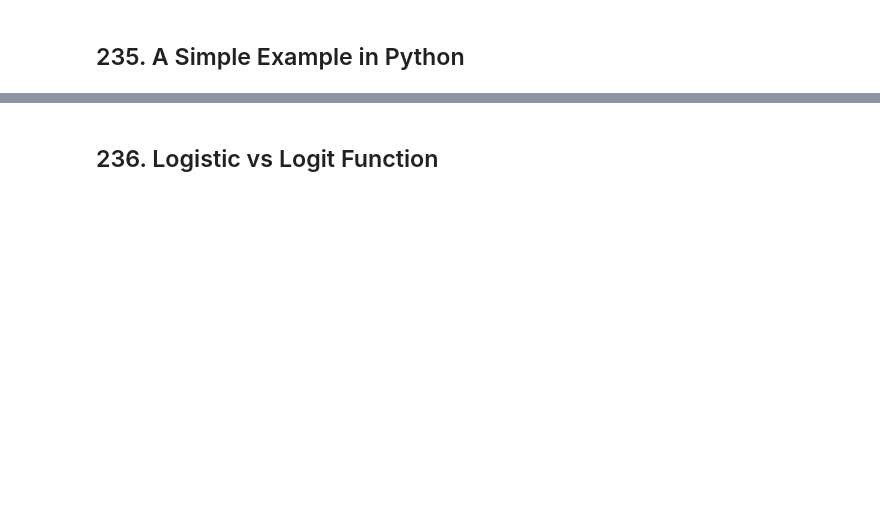
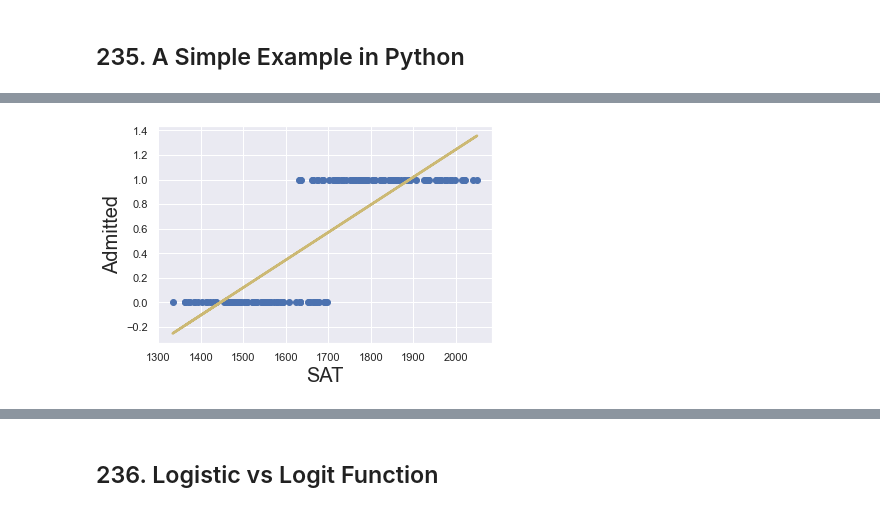
Before and after one commit to Mrchmdani/Mrchmdani, a Jupyter notebook: MyLearning/Udemy/The Data Science Course 2022 - Complete Data Science Bootcamp/Udemy - Complete Data Science Bootcamp - Part5b - Advanced Statistical Methods in Pthon - Logistics Regression.ipynb, the cells around one changed output, grey strips where cells are left out. Saved outputs shown, nothing was run; the diff lists cells and outputs as text; code cells hidden in the pictures; blank space fills up the shorter version.

```diff
--- a/MyLearning/Udemy/The Data Science Course 2022 - Complete Data Science Bootcamp/Udemy - Complete Data Science Bootcamp - Part5b - Advanced Statistical Methods in Pthon - Logistics Regression.ipynb
+++ b/MyLearning/Udemy/The Data Science Course 2022 - Complete Data Science Bootcamp/Udemy - Complete Data Science Bootcamp - Part5b - Advanced Statistical Methods in Pthon - Logistics Regression.ipynb
@@ -6,0 +95,16 @@
+# %%
+# plotting regression line
+x = sm.add_constant(x1)
+reg_lin = sm.OLS(y, x)
+results_lin = reg_lin.fit()
+
+plt.scatter(x1, y, color= 'C0')
+y_hat = x1 * results_lin.params[1] + results_lin.params[0]
+
+# regression line (gold)
+plt.plot(x1, y_hat, lw=2.5, color='C8')
+plt.xlabel('SAT', fontsize=20)
+plt.ylabel('Admitted', fontsize=20)
+plt.show()
+# %% [output]
+[figure, added]
```
Also changed, not shown: parts of 44 cells of this notebook, 27 other files.
